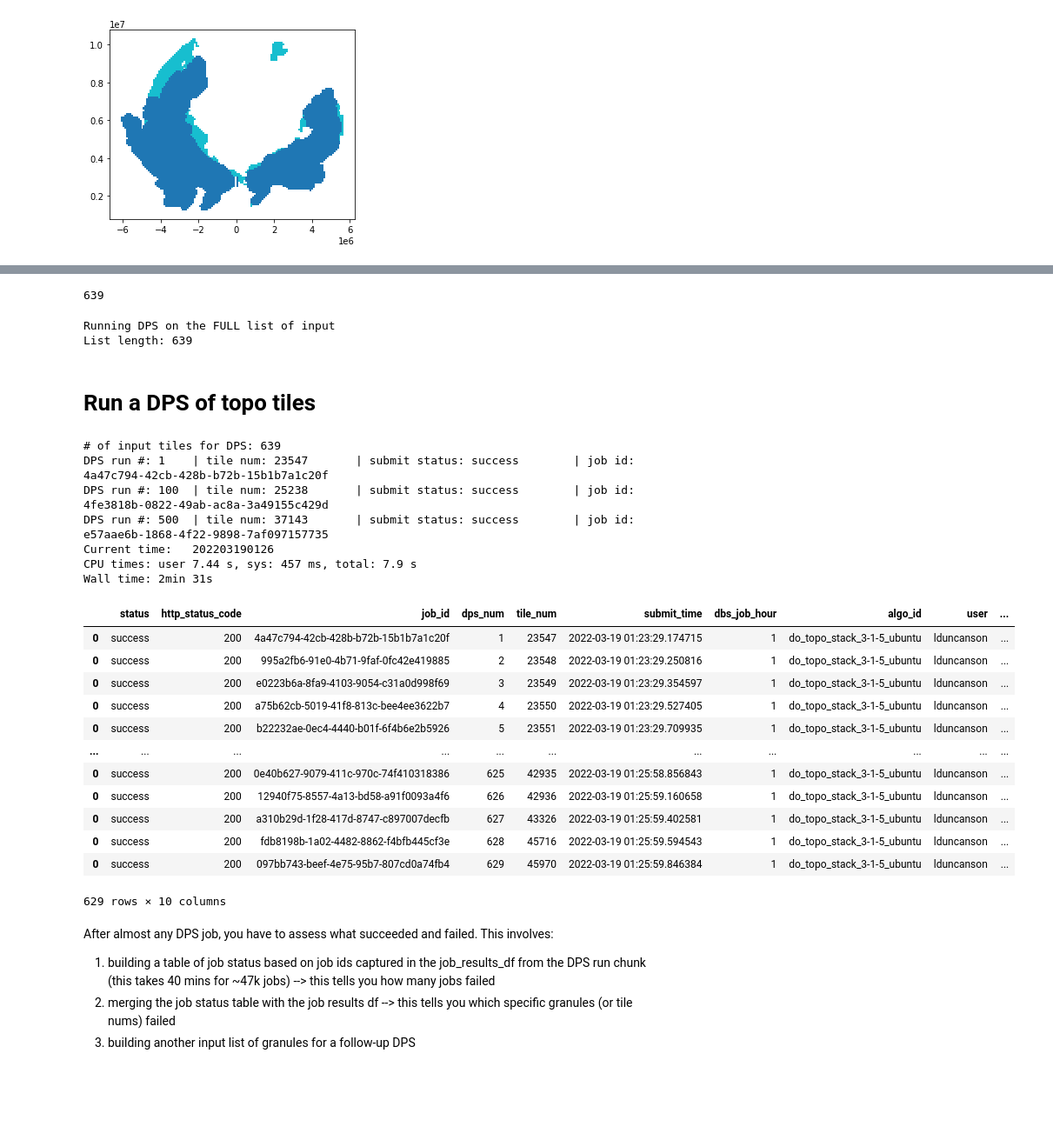
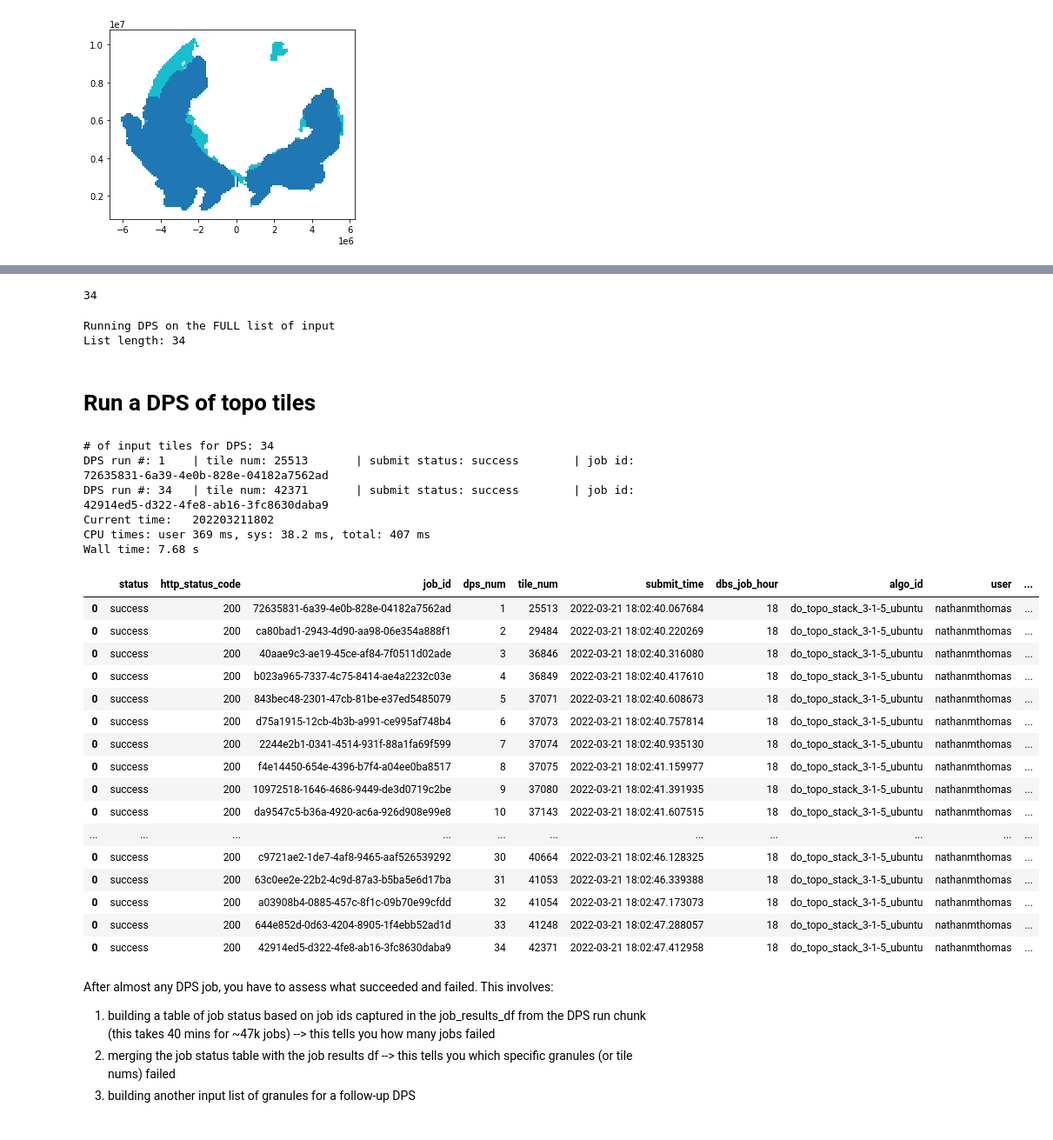
Before and after one commit to lauraduncanson/icesat2_boreal, a Jupyter notebook: notebooks/3.Gridded_product_development/DPS_topo_stack.ipynb, the cells around one changed output, grey strips where cells are left out. Shown at 87% size. Cells and saved outputs as stored; diff of their text form; code cells hidden in the pictures; blank space fills up the shorter version.

Commit message:
nb updates, build tindex adjustment

```diff
--- a/notebooks/3.Gridded_product_development/DPS_topo_stack.ipynb
+++ b/notebooks/3.Gridded_product_development/DPS_topo_stack.ipynb
@@ -52,3 +54,17 @@ boreal_tile_index.groupby('tile_version')['tile_group'].agg(['count'])
 INPUT_TILE_NUM_LIST = boreal_tile_index[boreal_tile_index.tile_version == 'version 2'].tile_num.to_list()
 # %% [output]
 [figure]
+# %%
+need_tile_index_path = '/projects/my-public-bucket/DPS_tile_lists/Need_Topo_tindex_master.gpkg'
+need_tile_index = gpd.read_file(need_tile_index_path)
+
+if True:
+    # Remove bad tiles
+    need_tile_index = need_tile_index[~need_tile_index['tile_num'].isin(bad_tiles)]
+
+ax = boreal_tile_index.plot(color='gray')
+need_tile_index[need_tile_index.tile_version == 'version 2'].plot(column='tile_group', ax=ax)
+
+need_tile_index[need_tile_index.tile_version == 'version 2'].groupby('tile_version')['tile_group'].agg(['count'])
+
+INPUT_TILE_NUM_LIST = need_tile_index[need_tile_index.tile_version == 'version 2'].tile_num.to_list()
@@ -55,13 +73,13 @@ INPUT_TILE_NUM_LIST = boreal_tile_index[boreal_tile_index.tile_version == 'versi
 # %%
  len(INPUT_TILE_NUM_LIST)
 # %% [output]
-639
+34
 # %%
 TEST_DPS  = False
 
 if TEST_DPS:
     print('Running DPS on a SUBSET list of input')
-    DPS_INPUT_TILE_NUM_LIST = INPUT_TILE_NUM_LIST[-10:]
+    DPS_INPUT_TILE_NUM_LIST = INPUT_TILE_NUM_LIST[0:100] #INPUT_TILE_NUM_LIST[100:]
 else:
     print('Running DPS on the FULL list of input')
     DPS_INPUT_TILE_NUM_LIST = INPUT_TILE_NUM_LIST
@@ -69,7 +87,7 @@ else:
 print(f"List length: {len(DPS_INPUT_TILE_NUM_LIST)}")
 # %% [output]
 Running DPS on the FULL list of input
-List length: 639
+List length: 34
 # %% [markdown]
 # Run a DPS of topo tiles
 # %%
@@ -78,12 +96,12 @@ submit_results_df_list = []
 len_input_list = len(DPS_INPUT_TILE_NUM_LIST)
 print(f"# of input tiles for DPS: {len_input_list}")
 
-for i, INPUT_TILE_NUM in enumerate(DPS_INPUT_TILE_NUM_LIST[10:]):
+for i, INPUT_TILE_NUM in enumerate(DPS_INPUT_TILE_NUM_LIST):
 
     DPS_num = i+1
     IDENTIFIER = 'do_topo_stack_3-1-5'
     ALGO_ID = f'{IDENTIFIER}_ubuntu'
-    USER = 'lduncanson'
+    USER = 'nathanmthomas'
     WORKER_TYPE = 'maap-dps-worker-8gb'
 
     in_param_dict = {
@@ -99,52 +117,55 @@ for i, INPUT_TILE_NUM in enumerate(DPS_INPUT_TILE_NUM_LIST[10:]):
             algo_id=ALGO_ID,
             version='master',
             username=USER, # username needs to be the same as whoever created the workspace
             queue=WORKER_TYPE,
             **in_param_dict
         )
 
     # Build a dataframe of submission details
     submit_result['dps_num'] = DPS_num
     submit_result['tile_num'] = INPUT_TILE_NUM
     submit_result['submit_time'] = datetime.datetime.now()
     submit_result['dbs_job_hour'] =datetime.datetime.now().hour
     submit_result['algo_id'] = ALGO_ID
     submit_result['user'] = USER
     submit_result['worker_type'] = WORKER_TYPE
 
     # Append to a list of data frames of submission results
     submit_results_df_list.append(pd.DataFrame([submit_result]))
 
     if DPS_num in [1, 100, 500, 1000, 1500, 2000, 3000, 5000, 7000, 9000, 11000, 13000, 15000, 17000, 19000, 21000, 24000, len_input_list]:
         print(f"DPS run #: {DPS_num}\t| tile num: {INPUT_TILE_NUM}\t| submit status: {submit_result['status']}\t| job id: {submit_result['job_id']}")
 
 # Build a final submission results df and save
 submit_results_df = pd.concat(submit_results_df_list)
 nowtime = pd.Timestamp.now().strftime('%Y%m%d%H%M')
 print(f"Current time:\t{nowtime}")
 submit_results_df.to_csv(f'/projects/my-public-bucket/DPS_{IDENTIFIER}_submission_results_{len_input_list}_{nowtime}.csv')
 submit_results_df
 # %% [output]
-# of input tiles for DPS: 639
-DPS run #: 1    | tile num: 23547       | submit status: success        | job id: 4a47c794-42cb-428b-b72b-15b1b7a1c20f
-DPS run #: 100  | tile num: 25238       | submit status: success        | job id: 4fe3818b-0822-49ab-ac8a-3a49155c429d
-DPS run #: 500  | tile num: 37143       | submit status: success        | job id: e57aae6b-1868-4f22-9898-7af097157735
-Current time:   202203190126
-CPU times: user 7.44 s, sys: 457 ms, total: 7.9 s
-Wall time: 2min 31s
+# of input tiles for DPS: 34
+DPS run #: 1    | tile num: 25513       | submit status: success        | job id: 72635831-6a39-4e0b-828e-04182a7562ad
+DPS run #: 34   | tile num: 42371       | submit status: success        | job id: 42914ed5-d322-4fe8-ab16-3fc8630daba9
+Current time:   202203211802
+CPU times: user 369 ms, sys: 38.2 ms, total: 407 ms
+Wall time: 7.68 s
 |  | status | http_status_code | job_id | dps_num | tile_num | submit_time | dbs_job_hour | algo_id | user | ... |
-| 0 | success | 200 | 4a47c794-42cb-428b-b72b-15b1b7a1c20f | 1 | 23547 | 2022-03-19 01:23:29.174715 | 1 | do_topo_stack_3-1-5_ubuntu | lduncanson | ... |
-| 0 | success | 200 | 995a2fb6-91e0-4b71-9faf-0fc42e419885 | 2 | 23548 | 2022-03-19 01:23:29.250816 | 1 | do_topo_stack_3-1-5_ubuntu | lduncanson | ... |
-| 0 | success | 200 | e0223b6a-8fa9-4103-9054-c31a0d998f69 | 3 | 23549 | 2022-03-19 01:23:29.354597 | 1 | do_topo_stack_3-1-5_ubuntu | lduncanson | ... |
-| 0 | success | 200 | a75b62cb-5019-41f8-813c-bee4ee3622b7 | 4 | 23550 | 2022-03-19 01:23:29.527405 | 1 | do_topo_stack_3-1-5_ubuntu | lduncanson | ... |
-| 0 | success | 200 | b22232ae-0ec4-4440-b01f-6f4b6e2b5926 | 5 | 23551 | 2022-03-19 01:23:29.709935 | 1 | do_topo_stack_3-1-5_ubuntu | lduncanson | ... |
+| 0 | success | 200 | 72635831-6a39-4e0b-828e-04182a7562ad | 1 | 25513 | 2022-03-21 18:02:40.067684 | 18 | do_topo_stack_3-1-5_ubuntu | nathanmthomas | ... |
+| 0 | success | 200 | ca80bad1-2943-4d90-aa98-06e354a888f1 | 2 | 29484 | 2022-03-21 18:02:40.220269 | 18 | do_topo_stack_3-1-5_ubuntu | nathanmthomas | ... |
+| 0 | success | 200 | 40aae9c3-ae19-45ce-af84-7f0511d02ade | 3 | 36846 | 2022-03-21 18:02:40.316080 | 18 | do_topo_stack_3-1-5_ubuntu | nathanmthomas | ... |
+| 0 | success | 200 | b023a965-7337-4c75-8414-ae4a2232c03e | 4 | 36849 | 2022-03-21 18:02:40.417610 | 18 | do_topo_stack_3-1-5_ubuntu | nathanmthomas | ... |
+| 0 | success | 200 | 843bec48-2301-47cb-81be-e37ed5485079 | 5 | 37071 | 2022-03-21 18:02:40.608673 | 18 | do_topo_stack_3-1-5_ubuntu | nathanmthomas | ... |
+| 0 | success | 200 | d75a1915-12cb-4b3b-a991-ce995af748b4 | 6 | 37073 | 2022-03-21 18:02:40.757814 | 18 | do_topo_stack_3-1-5_ubuntu | nathanmthomas | ... |
+| 0 | success | 200 | 2244e2b1-0341-4514-931f-88a1fa69f599 | 7 | 37074 | 2022-03-21 18:02:40.935130 | 18 | do_topo_stack_3-1-5_ubuntu | nathanmthomas | ... |
+| 0 | success | 200 | f4e14450-654e-4396-b7f4-a04ee0ba8517 | 8 | 37075 | 2022-03-21 18:02:41.159977 | 18 | do_topo_stack_3-1-5_ubuntu | nathanmthomas | ... |
+| 0 | success | 200 | 10972518-1646-4686-9449-de3d0719c2be | 9 | 37080 | 2022-03-21 18:02:41.391935 | 18 | do_topo_stack_3-1-5_ubuntu | nathanmthomas | ... |
+| 0 | success | 200 | da9547c5-b36a-4920-ac6a-926d908e99e8 | 10 | 37143 | 2022-03-21 18:02:41.607515 | 18 | do_topo_stack_3-1-5_ubuntu | nathanmthomas | ... |
 | ... | ... | ... | ... | ... | ... | ... | ... | ... | ... | ... |
-| 0 | success | 200 | 0e40b627-9079-411c-970c-74f410318386 | 625 | 42935 | 2022-03-19 01:25:58.856843 | 1 | do_topo_stack_3-1-5_ubuntu | lduncanson | ... |
-| 0 | success | 200 | 12940f75-8557-4a13-bd58-a91f0093a4f6 | 626 | 42936 | 2022-03-19 01:25:59.160658 | 1 | do_topo_stack_3-1-5_ubuntu | lduncanson | ... |
-| 0 | success | 200 | a310b29d-1f28-417d-8747-c897007decfb | 627 | 43326 | 2022-03-19 01:25:59.402581 | 1 | do_topo_stack_3-1-5_ubuntu | lduncanson | ... |
-| 0 | success | 200 | fdb8198b-1a02-4482-8862-f4bfb445cf3e | 628 | 45716 | 2022-03-19 01:25:59.594543 | 1 | do_topo_stack_3-1-5_ubuntu | lduncanson | ... |
-| 0 | success | 200 | 097bb743-beef-4e75-95b7-807cd0a74fb4 | 629 | 45970 | 2022-03-19 01:25:59.846384 | 1 | do_topo_stack_3-1-5_ubuntu | lduncanson | ... |
+| 0 | success | 200 | c9721ae2-1de7-4af8-9465-aaf526539292 | 30 | 40664 | 2022-03-21 18:02:46.128325 | 18 | do_topo_stack_3-1-5_ubuntu | nathanmthomas | ... |
+| 0 | success | 200 | 63c0ee2e-22b2-4c9d-87a3-b5ba5e6d17ba | 31 | 41053 | 2022-03-21 18:02:46.339388 | 18 | do_topo_stack_3-1-5_ubuntu | nathanmthomas | ... |
+| 0 | success | 200 | a03908b4-0885-457c-8f1c-09b70e99cfdd | 32 | 41054 | 2022-03-21 18:02:47.173073 | 18 | do_topo_stack_3-1-5_ubuntu | nathanmthomas | ... |
+| 0 | success | 200 | 644e852d-0d63-4204-8905-1f4ebb52ad1d | 33 | 41248 | 2022-03-21 18:02:47.288057 | 18 | do_topo_stack_3-1-5_ubuntu | nathanmthomas | ... |
+| 0 | success | 200 | 42914ed5-d322-4fe8-ab16-3fc8630daba9 | 34 | 42371 | 2022-03-21 18:02:47.412958 | 18 | do_topo_stack_3-1-5_ubuntu | nathanmthomas | ... |
-629 rows × 10 columns
 # %% [markdown]
 After almost any DPS job, you have to assess what succeeded and failed. This involves:
 1. building a table of job status based on job ids captured in the job_results_df from the DPS run chunk (this takes 40 mins for ~47k jobs) --> this tells you how many jobs failed
```
Also changed, not shown: parts of 10 cells of this notebook, 4 other files.
